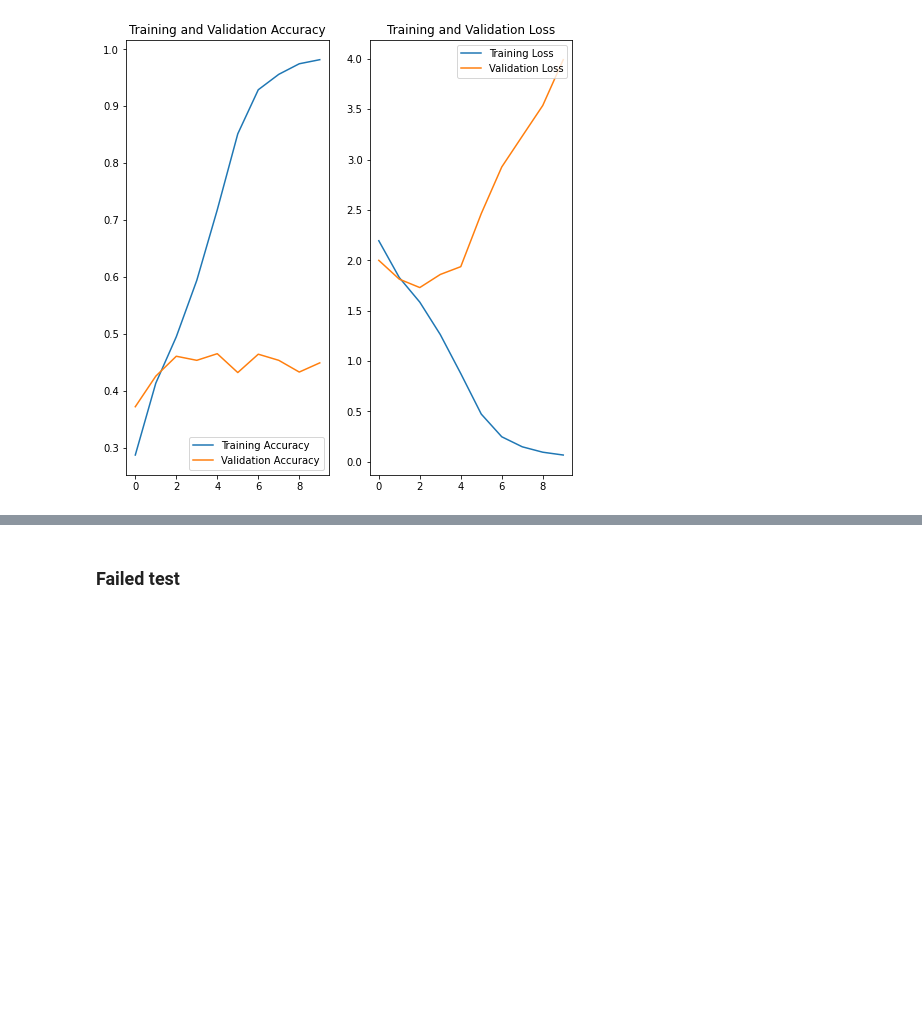
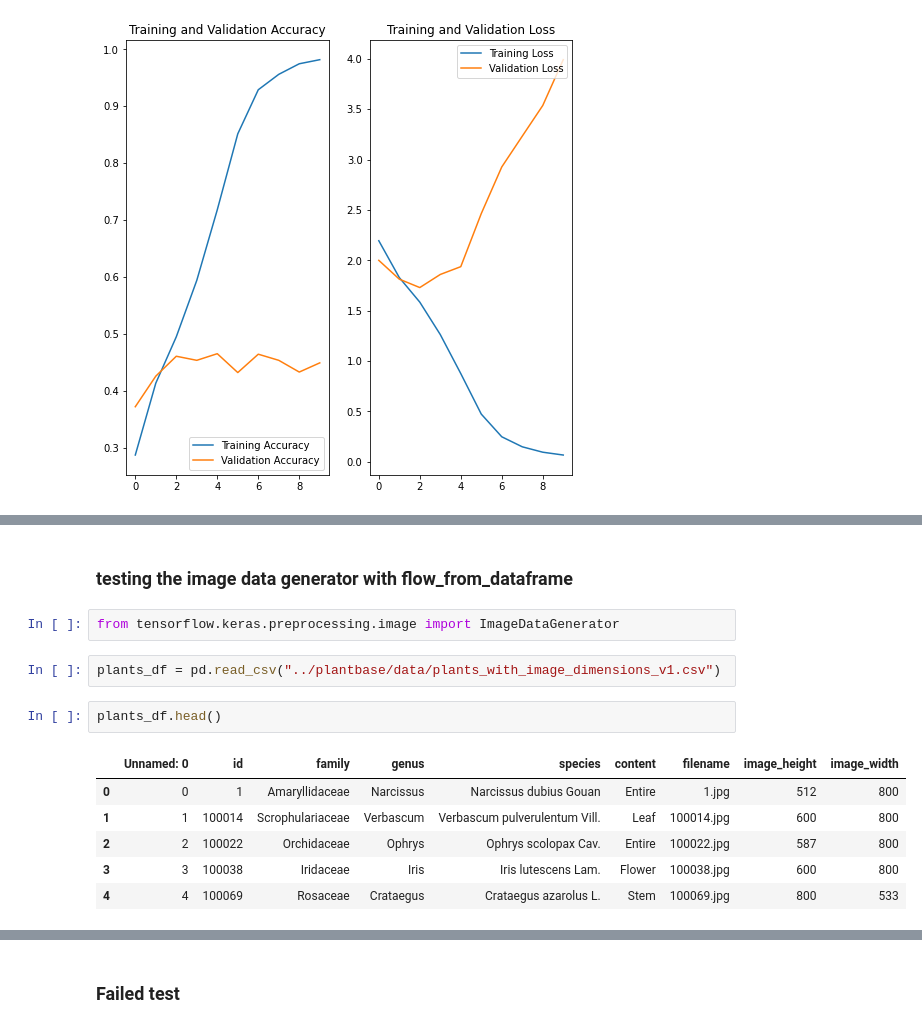
Before and after one commit to JoshEagle/plantbase, a Jupyter notebook: notebooks/josh_cnn_first_test.ipynb, the cells around one changed output, grey strips where cells are left out. Cells and saved outputs as stored; diff of their text form; blank space fills up the shorter version.

```diff
--- a/notebooks/josh_cnn_first_test.ipynb
+++ b/notebooks/josh_cnn_first_test.ipynb
@@ -231,0 +245,15 @@ plt.show()
+# %% [markdown]
+### testing the image data generator with flow_from_dataframe
+# %%
+from tensorflow.keras.preprocessing.image import ImageDataGenerator
+# %%
+plants_df = pd.read_csv("../plantbase/data/plants_with_image_dimensions_v1.csv")
+# %%
+plants_df.head()
+# %% [output]
+|  | Unnamed: 0 | id | family | genus | species | content | filename | image_height | image_width |
+| 0 | 0 | 1 | Amaryllidaceae | Narcissus | Narcissus dubius Gouan | Entire | 1.jpg | 512 | 800 |
+| 1 | 1 | 100014 | Scrophulariaceae | Verbascum | Verbascum pulverulentum Vill. | Leaf | 100014.jpg | 600 | 800 |
+| 2 | 2 | 100022 | Orchidaceae | Ophrys | Ophrys scolopax Cav. | Entire | 100022.jpg | 587 | 800 |
+| 3 | 3 | 100038 | Iridaceae | Iris | Iris lutescens Lam. | Flower | 100038.jpg | 600 | 800 |
+| 4 | 4 | 100069 | Rosaceae | Crataegus | Crataegus azarolus L. | Stem | 100069.jpg | 800 | 533 |
```
Also changed, not shown: parts of 20 cells of this notebook, 3 other files.
